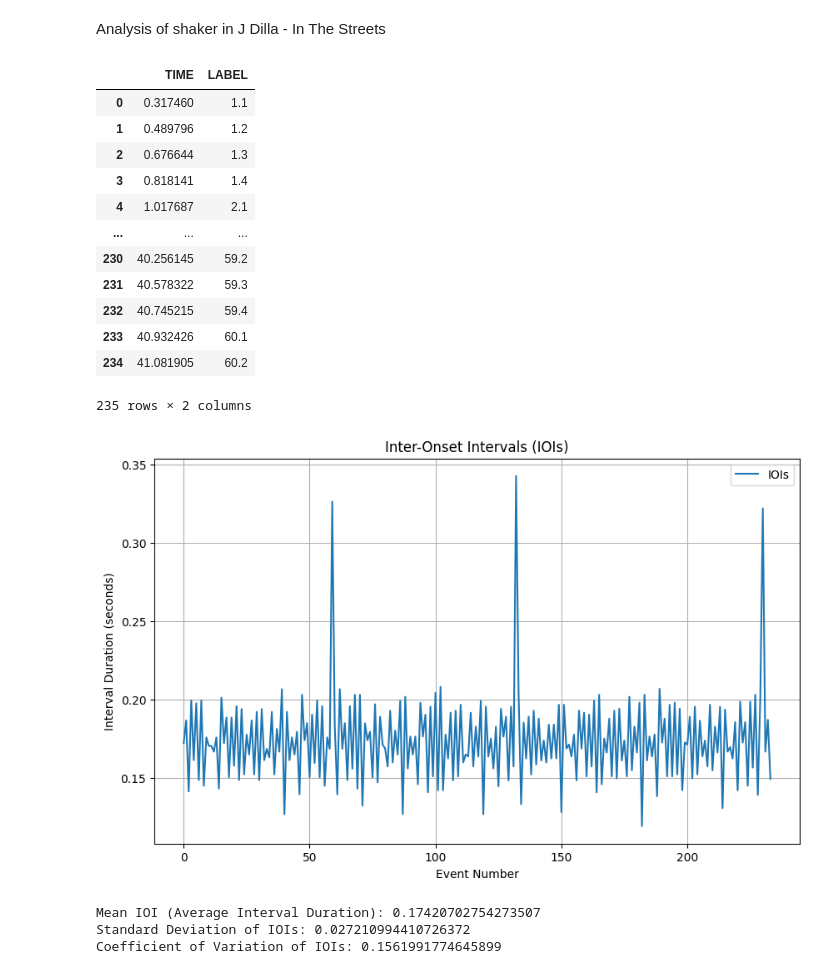
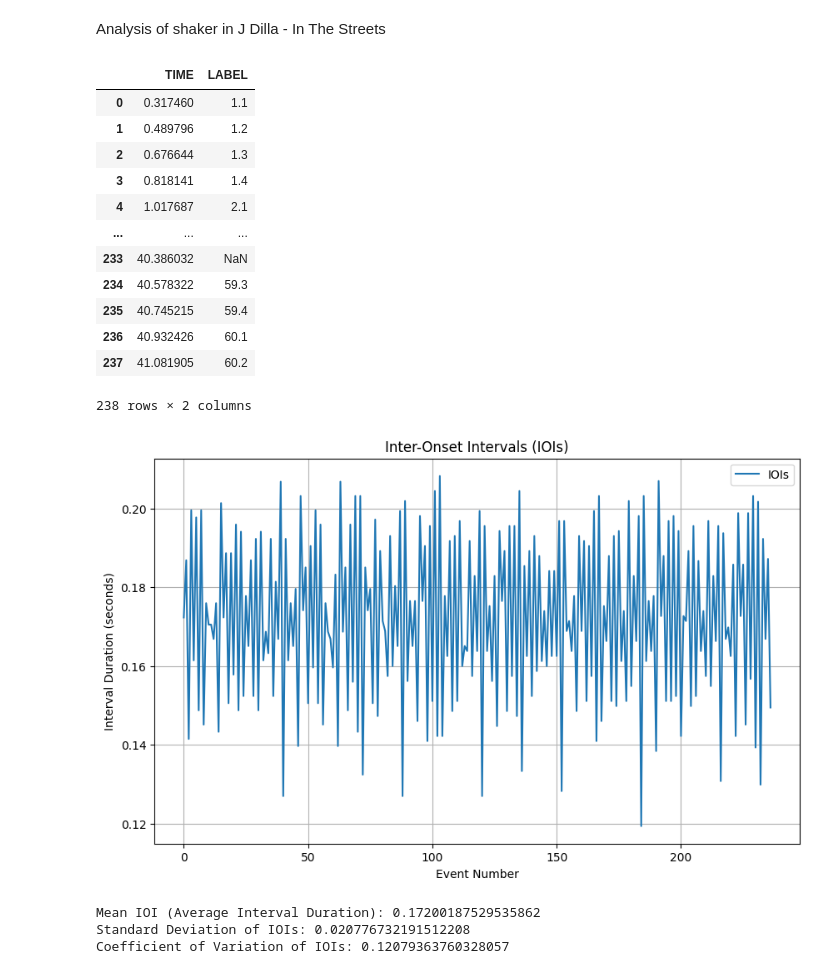
Before and after one commit to egorpol/beat_it, a Jupyter notebook: streets-shaker.ipynb, the cells around one changed output. Cells and saved outputs as stored; diff of their text form; code cells hidden in the pictures.

```diff
--- a/streets-shaker.ipynb
+++ b/streets-shaker.ipynb
@@ -3,27 +3,27 @@ Analysis of shaker in J Dilla - In The Streets
 # %%
 # Step 1: Import pandas
 import pandas as pd
 
 # Step 2: Load CSV from URL
-url = 'csv/streets.csv'
+url = 'csv/streets2.csv'
 df = pd.read_csv(url)
 
 # Step 3: Display the first few rows of the DataFrame
 display(df)
 # %% [output]
 |  | TIME | LABEL |
 | 0 | 0.317460 | 1.1 |
 | 1 | 0.489796 | 1.2 |
 | 2 | 0.676644 | 1.3 |
 | 3 | 0.818141 | 1.4 |
 | 4 | 1.017687 | 2.1 |
 | ... | ... | ... |
-| 230 | 40.256145 | 59.2 |
-| 231 | 40.578322 | 59.3 |
-| 232 | 40.745215 | 59.4 |
-| 233 | 40.932426 | 60.1 |
-| 234 | 41.081905 | 60.2 |
+| 233 | 40.386032 | NaN |
+| 234 | 40.578322 | 59.3 |
+| 235 | 40.745215 | 59.4 |
+| 236 | 40.932426 | 60.1 |
+| 237 | 41.081905 | 60.2 |
-235 rows × 2 columns
+238 rows × 2 columns
 # %%
 import numpy as np
 import matplotlib.pyplot as plt
@@ -54,10 +54,10 @@ print("Mean IOI (Average Interval Duration):", mean_ioi)
 print("Standard Deviation of IOIs:", std_ioi)
 print("Coefficient of Variation of IOIs:", cv_ioi)
 # %% [output]
-[figure, old version]
+[figure, new version]
-Mean IOI (Average Interval Duration): 0.17420702754273507
-Standard Deviation of IOIs: 0.027210994410726372
-Coefficient of Variation of IOIs: 0.1561991774645899
+Mean IOI (Average Interval Duration): 0.17200187529535862
+Standard Deviation of IOIs: 0.020776732191512208
+Coefficient of Variation of IOIs: 0.12079363760328057
 # %%
 import numpy as np
 import pandas as pd
```
Also changed, not shown: parts of 6 cells of this notebook, 6 other files.
